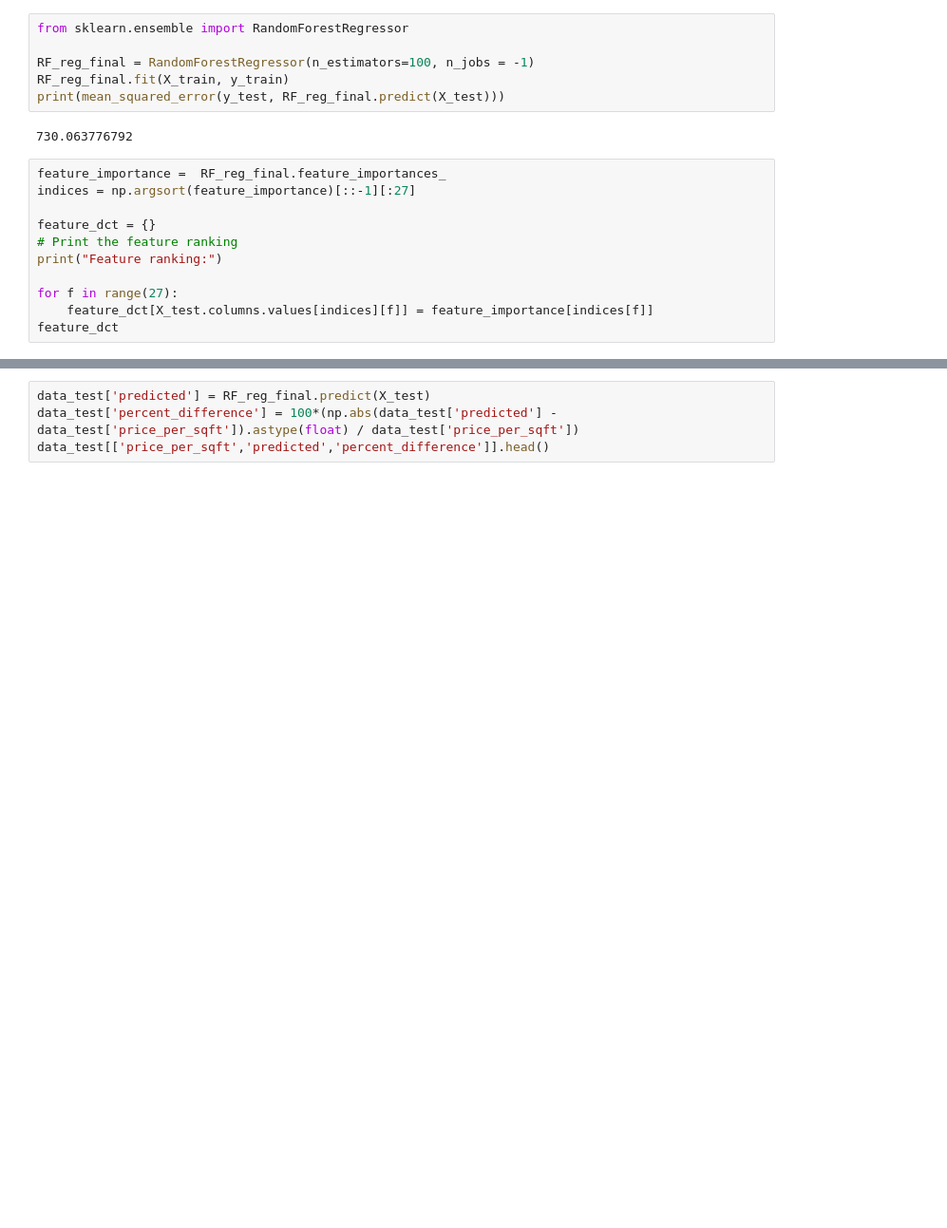
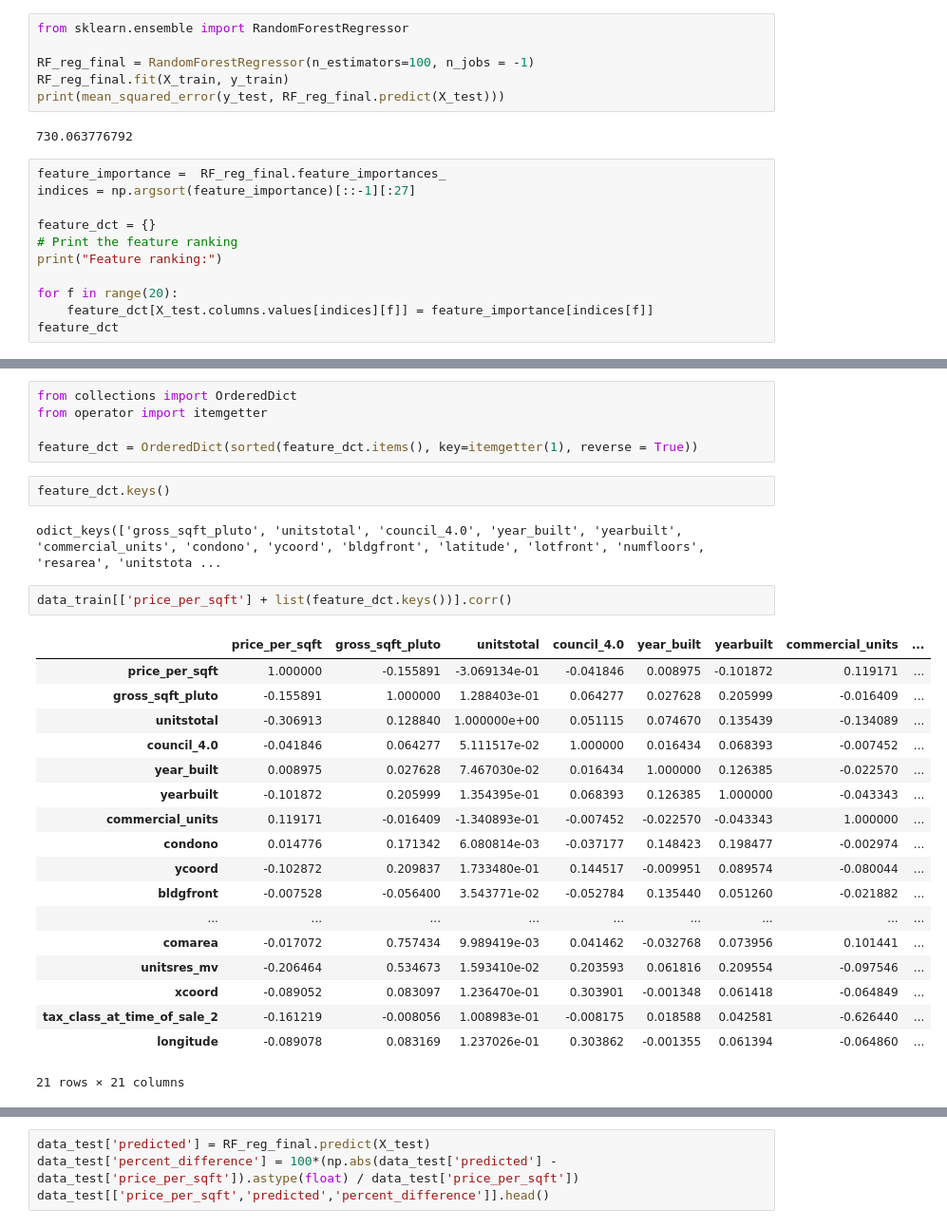
Before and after one commit to jgutman/reveal-estate, a Jupyter notebook: PLUTO_FinanceModeling.ipynb, the cells around one changed output, grey strips where cells are left out. Shown at 95% size. Cells and saved outputs as stored; diff of their text form; blank space fills up the shorter version.

```diff
--- a/PLUTO_FinanceModeling.ipynb
+++ b/PLUTO_FinanceModeling.ipynb
@@ -219,7 +224,7 @@ feature_dct = {}
 # Print the feature ranking
 print("Feature ranking:")
 
-for f in range(27):
+for f in range(20):
     feature_dct[X_test.columns.values[indices][f]] = feature_importance[indices[f]]
 feature_dct
 # %% [output]
@@ -243,0 +252,30 @@ Feature ranking:
+# %%
+from collections import OrderedDict
+from operator import itemgetter
+
+feature_dct = OrderedDict(sorted(feature_dct.items(), key=itemgetter(1), reverse = True))
+# %%
+feature_dct.keys()
+# %% [output]
+odict_keys(['gross_sqft_pluto', 'unitstotal', 'council_4.0', 'year_built', 'yearbuilt', 'commercial_units', 'condono', 'ycoord', 'bldgfront', 'latitude', 'lotfront', 'numfloors', 'resarea', 'unitstota ...
+# %%
+data_train[['price_per_sqft'] + list(feature_dct.keys())].corr()
+# %% [output]
+|  | price_per_sqft | gross_sqft_pluto | unitstotal | council_4.0 | year_built | yearbuilt | commercial_units | ... |
+| price_per_sqft | 1.000000 | -0.155891 | -3.069134e-01 | -0.041846 | 0.008975 | -0.101872 | 0.119171 | ... |
+| gross_sqft_pluto | -0.155891 | 1.000000 | 1.288403e-01 | 0.064277 | 0.027628 | 0.205999 | -0.016409 | ... |
+| unitstotal | -0.306913 | 0.128840 | 1.000000e+00 | 0.051115 | 0.074670 | 0.135439 | -0.134089 | ... |
+| council_4.0 | -0.041846 | 0.064277 | 5.111517e-02 | 1.000000 | 0.016434 | 0.068393 | -0.007452 | ... |
+| year_built | 0.008975 | 0.027628 | 7.467030e-02 | 0.016434 | 1.000000 | 0.126385 | -0.022570 | ... |
+| yearbuilt | -0.101872 | 0.205999 | 1.354395e-01 | 0.068393 | 0.126385 | 1.000000 | -0.043343 | ... |
+| commercial_units | 0.119171 | -0.016409 | -1.340893e-01 | -0.007452 | -0.022570 | -0.043343 | 1.000000 | ... |
+| condono | 0.014776 | 0.171342 | 6.080814e-03 | -0.037177 | 0.148423 | 0.198477 | -0.002974 | ... |
+| ycoord | -0.102872 | 0.209837 | 1.733480e-01 | 0.144517 | -0.009951 | 0.089574 | -0.080044 | ... |
+| bldgfront | -0.007528 | -0.056400 | 3.543771e-02 | -0.052784 | 0.135440 | 0.051260 | -0.021882 | ... |
+| ... | ... | ... | ... | ... | ... | ... | ... | ... |
+| comarea | -0.017072 | 0.757434 | 9.989419e-03 | 0.041462 | -0.032768 | 0.073956 | 0.101441 | ... |
+| unitsres_mv | -0.206464 | 0.534673 | 1.593410e-02 | 0.203593 | 0.061816 | 0.209554 | -0.097546 | ... |
+| xcoord | -0.089052 | 0.083097 | 1.236470e-01 | 0.303901 | -0.001348 | 0.061418 | -0.064849 | ... |
+| tax_class_at_time_of_sale_2 | -0.161219 | -0.008056 | 1.008983e-01 | -0.008175 | 0.018588 | 0.042581 | -0.626440 | ... |
+| longitude | -0.089078 | 0.083169 | 1.237026e-01 | 0.303862 | -0.001355 | 0.061394 | -0.064860 | ... |
+21 rows × 21 columns
```
Also changed, not shown: parts of 5 cells of this notebook, 1 other file.
